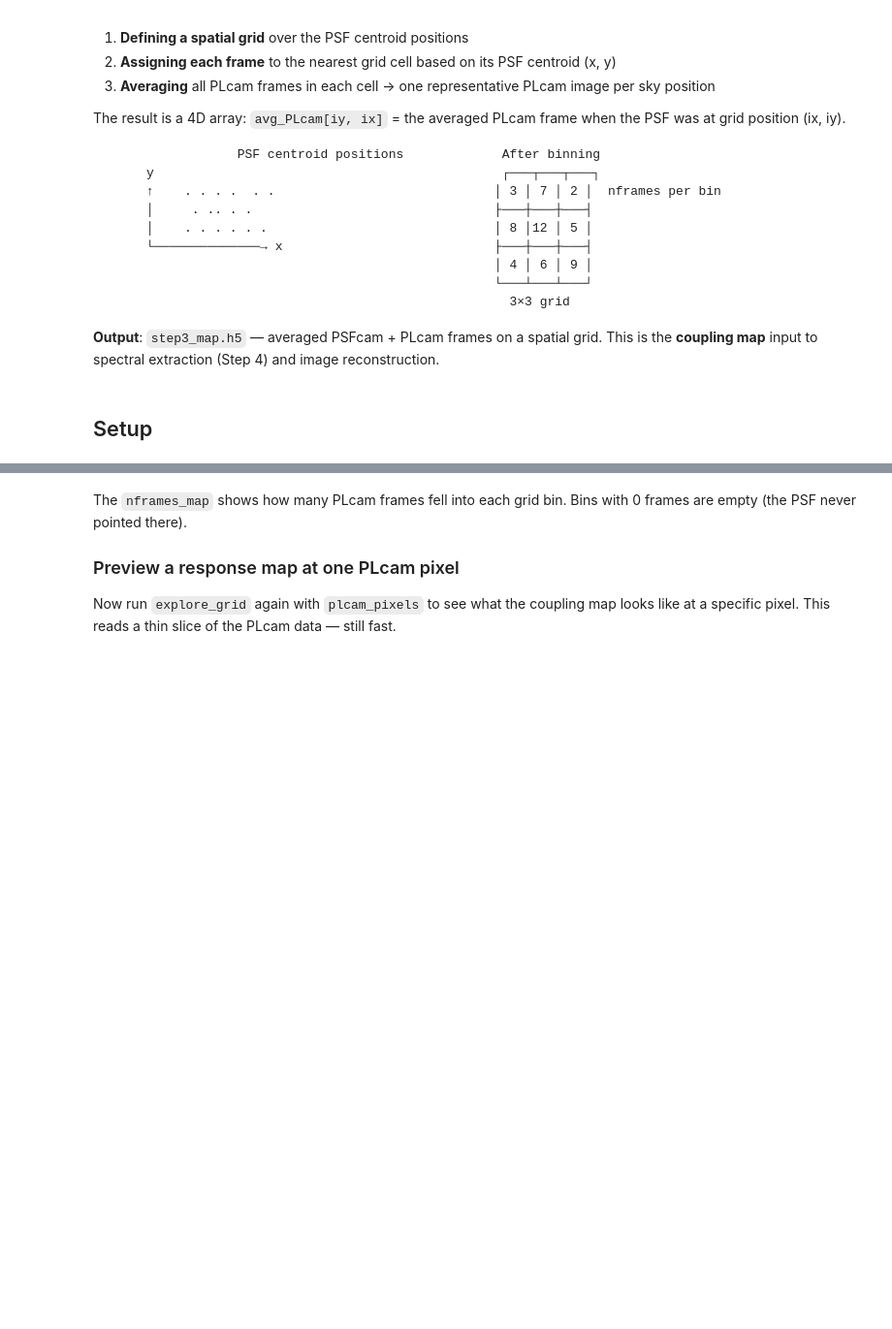
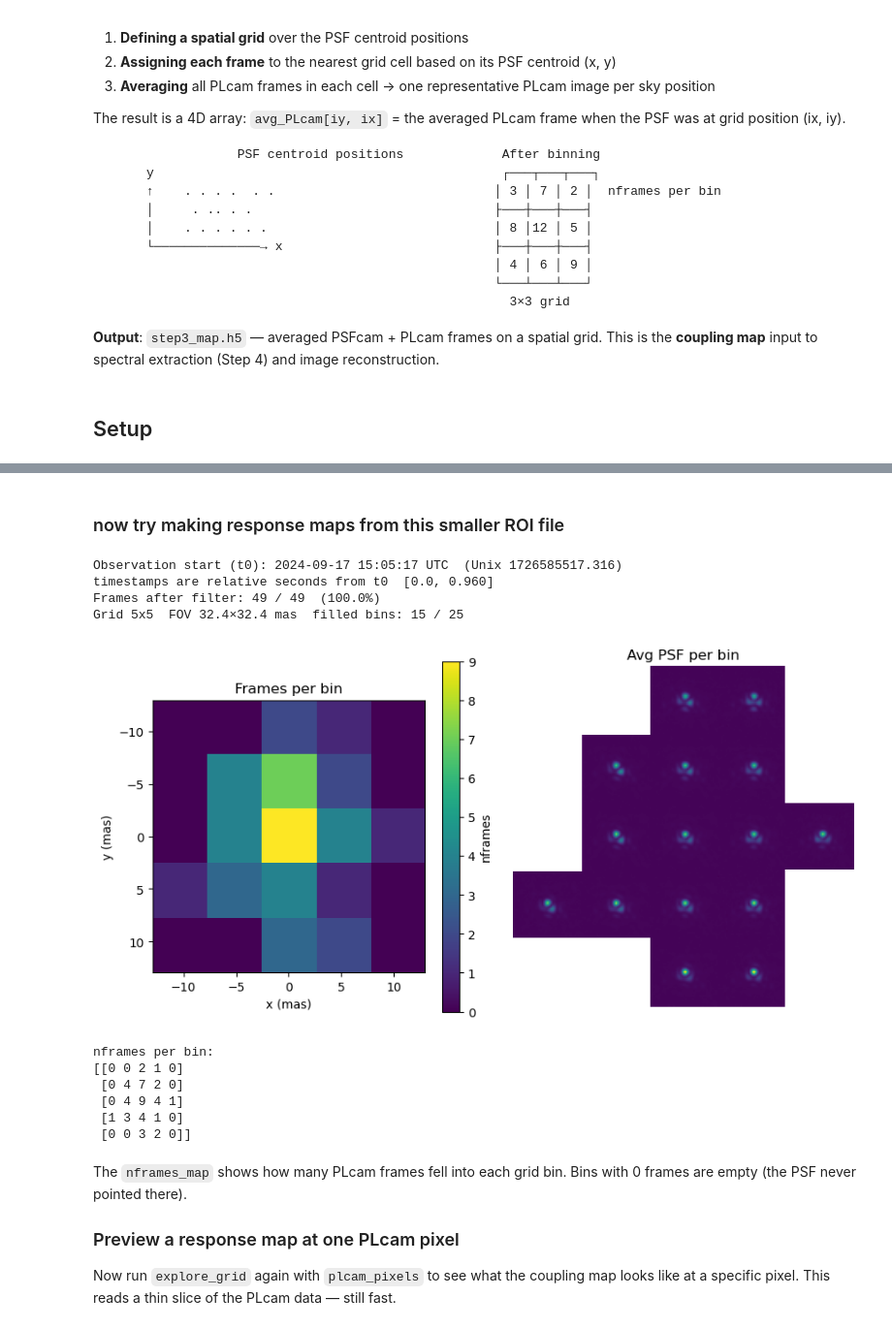
Before and after one commit to YooJung-Kim/PLred, a Jupyter notebook: PLred/tutorials/tutorial_step3_average.ipynb, the cells around one changed output, grey strips where cells are left out. Shown at 97% size. Drawn from its saved outputs; the diff is of its cells as text; code cells hidden in the pictures; blank space fills up the shorter version.

Commit message:
tutorial updates almost done?

```diff
--- a/PLred/tutorials/tutorial_step3_average.ipynb
+++ b/PLred/tutorials/tutorial_step3_average.ipynb
@@ -35,13 +35,11 @@ TUTORIAL_DIR = os.path.dirname(os.path.abspath('__file__'))
 sys.path.insert(0, os.path.join(TUTORIAL_DIR, '..', '..'))
 
 # ── Input: Step 2 giant H5 ────────────────────────────────────────────────────
-ALLDATA_H5_NEW = os.path.join(TUTORIAL_DIR, 'tutorial_output_new', 'step2_alldata.h5')
-ALLDATA_H5_PRE = os.path.join(TUTORIAL_DIR, 'tutorial_output', 'alldata.h5')
-ALLDATA_H5 = ALLDATA_H5_NEW if os.path.exists(ALLDATA_H5_NEW) else ALLDATA_H5_PRE
+ALLDATA_H5 = os.path.join(TUTORIAL_DIR, 'tutorial_output_f3', 'step2_alldata.h5')
 print(f'Using giant H5: {ALLDATA_H5}')
 
 # ── Output ────────────────────────────────────────────────────────────────────
-OUTPUT_DIR = os.path.join(TUTORIAL_DIR, 'tutorial_output_new')
+OUTPUT_DIR = os.path.join(TUTORIAL_DIR, 'tutorial_output_f3')
 OUTPUT_H5  = os.path.join(OUTPUT_DIR, 'step3_map.h5')
 
 print(f'Output map H5: {OUTPUT_H5}')
@@ -100,33 +126,51 @@ plt.show()
+# %% [markdown]
+### now try making response maps from this smaller ROI file
 # %%
-import PLred.average as average
-
 # ── Grid parameters ───────────────────────────────────────────────────────────
 MAP_N     = 5      # 5×5 spatial grid
 MAP_WIDTH = 2.0    # grid spans ±2 PSFcam pixels from centre
 XC        = 18.26  # grid centre x (PSFcam pixels) — from median above
 YC        = 20.50  # grid centre y (PSFcam pixels)
 PIX2MAS   = 16.2   # plate scale: 1 PSFcam pixel = 16.2 mas on sky
 
 # ── Optional quality filters ──────────────────────────────────────────────────
-# Uncomment to apply:
-# TIME_MIN  = 0.0    # ignore frames before this time (seconds)
-# TIME_MAX  = 0.5    # ignore frames after this time
-# PEAK_MIN  = 3000   # ignore frames with PSF peak below this value
-# PEAK_MAX  = None   # no upper limit
+TIME_MIN  = 0.0    # ignore frames before this time (seconds)
+TIME_MAX  = None    # ignore frames after this time
+PEAK_MIN  = 3000   # ignore frames with PSF peak below this value
+PEAK_MAX  = None   # no upper limit
 
 # explore_grid (Mode A — fast: reads only centroid metadata, no PLcam)
 result = average.explore_grid(
     giant_h5  = ALLDATA_H5,
     map_n     = MAP_N,
     map_width = MAP_WIDTH,
     xc        = XC,
     yc        = YC,
     pix2mas   = PIX2MAS,
     plot      = True,
+
+    # Optional filters:
+    time_min  = TIME_MIN,
+    time_max  = TIME_MAX,
+    maxpix_min  = PEAK_MIN,
+    maxpix_max  = PEAK_MAX,
+
 )
 
 print('\nnframes per bin:')
 print(result['nframes_map'])
+# %% [output]
+Observation start (t0): 2024-09-17 15:05:17 UTC  (Unix 1726585517.316)
+timestamps are relative seconds from t0  [0.0, 0.960]
+Frames after filter: 49 / 49  (100.0%)
+Grid 5x5  FOV 32.4×32.4 mas  filled bins: 15 / 25
+[figure, added]
+nframes per bin:
+[[0 0 2 1 0]
+ [0 4 7 2 0]
+ [0 4 9 4 1]
+ [1 3 4 1 0]
+ [0 0 3 2 0]]
 # %% [markdown]
 The `nframes_map` shows how many PLcam frames fell into each grid bin. Bins with 0 frames are empty (the PSF never pointed there).
 
```
Also changed, not shown: parts of 15 cells of this notebook, 34 other files.
